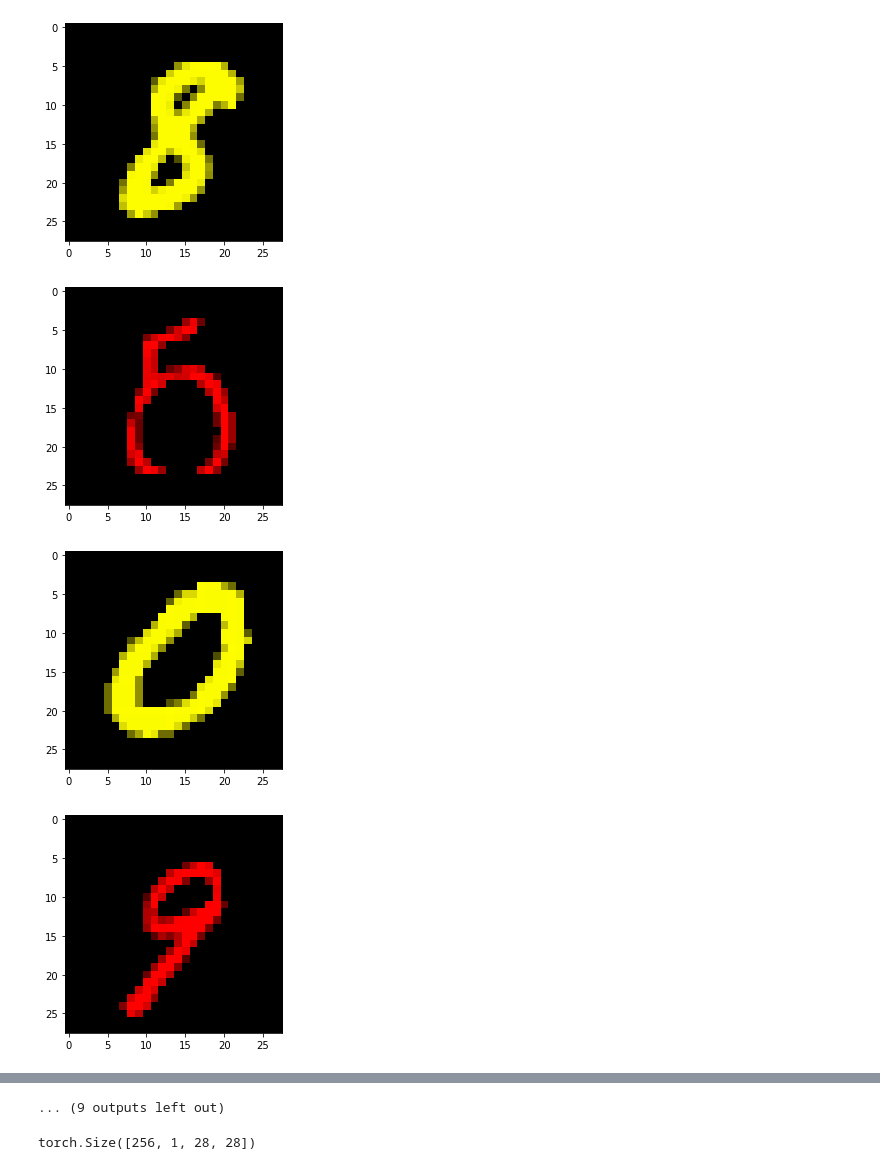
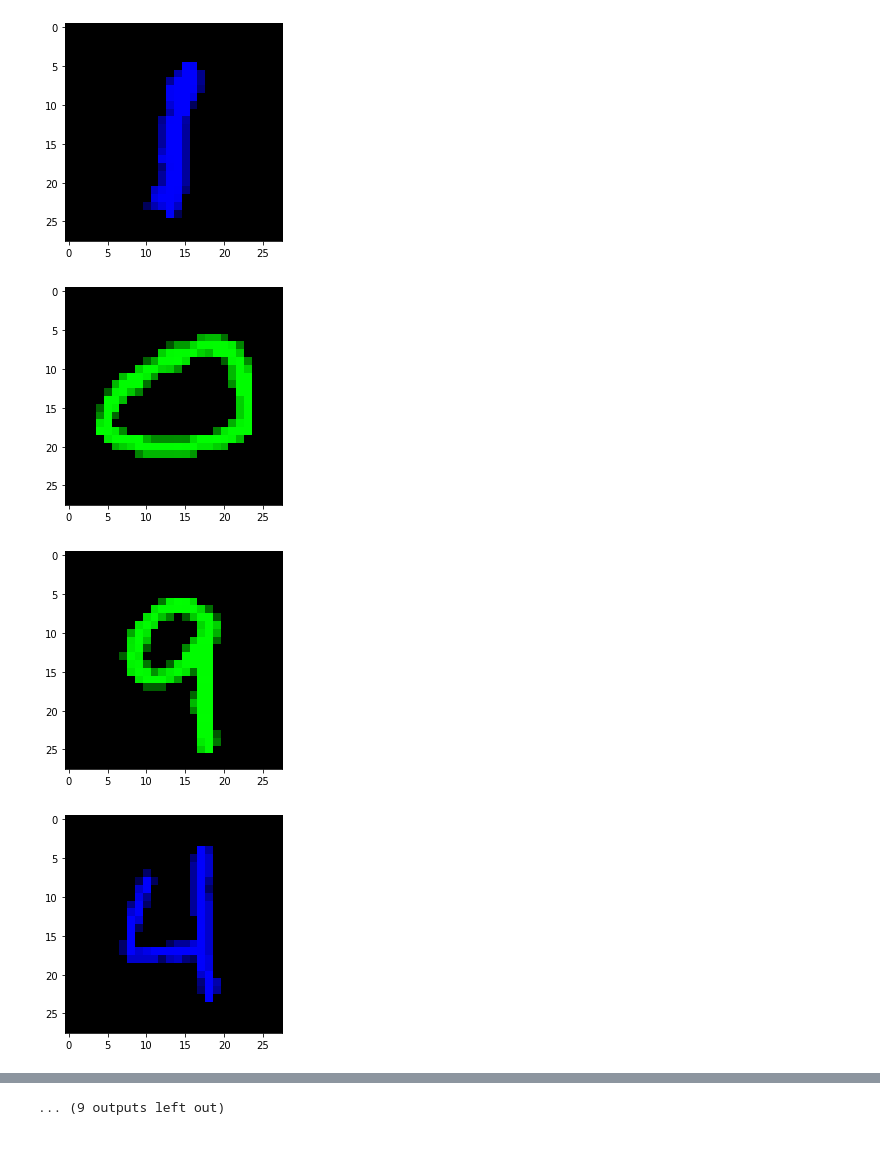
Before and after one commit to amansouri3476/MD-CRL, a Jupyter notebook: dataset_playground.ipynb, the cells around one changed output, grey strips where cells are left out. Cells and saved outputs as stored; diff of their text form; code cells hidden in the pictures.

```diff
--- a/dataset_playground.ipynb
+++ b/dataset_playground.ipynb
@@ -67,9 +71,14 @@ iterator = iter(datamodule.test_dataloader())
 # %%
-iterator = iter(datamodule.train_dataloader())
-print(next(iterator)[0].shape)
+# iterator = iter(datamodule.train_dataloader())
+iterator = iter(datamodule.test_dataloader())
+# iterator = iter(datamodule.val_dataloader())
+print(next(iterator)["image"].shape)
 import matplotlib.pyplot as plt
 for i in range(20,40):
+    sample = next(iterator)
+    sample_img, sample_label, sample_domain, sample_color = sample["image"][i], sample["label"][i], sample["domain"][i], sample["color"][i]
+    print(f"sample_label: {sample_label}, sample_domain: {sample_domain}, sample_color: {sample_color}")
     plt.figure()
-    plt.imshow(next(iterator)[0][i])
+    plt.imshow(sample_img)
 # %% [output]
 torch.Size([256, 28, 28, 3])
@@ -78,4 +103,4 @@ torch.Size([256, 28, 28, 3])
-[figure, old version]
+[figure, new version]
-[figure, old version]
+[figure, new version]
-[figure, old version]
+[figure, new version]
-[figure, old version]
+[figure, new version]
@@ -87,8 +112,6 @@ torch.Size([256, 28, 28, 3])
 ... (9 outputs left out)
 # %%
 model(next(iterator)[0]).shape
-# %% [output]
-torch.Size([256, 1, 28, 28])
 # %%
 # create a tensor of size 4x4x3
 x = torch.rand(4, 4, 3)
```
Also changed, not shown: parts of 15 cells of this notebook, 2 other files.
